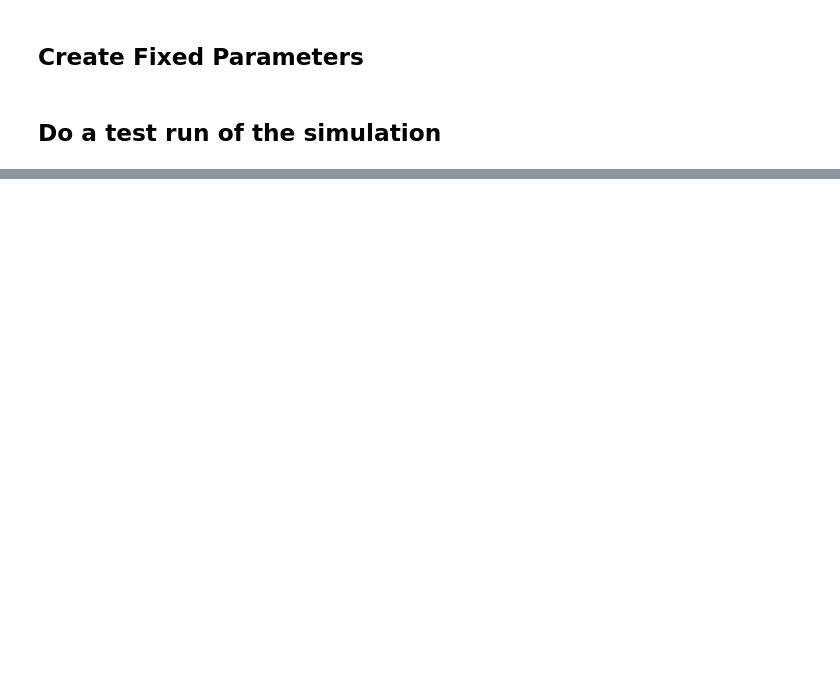
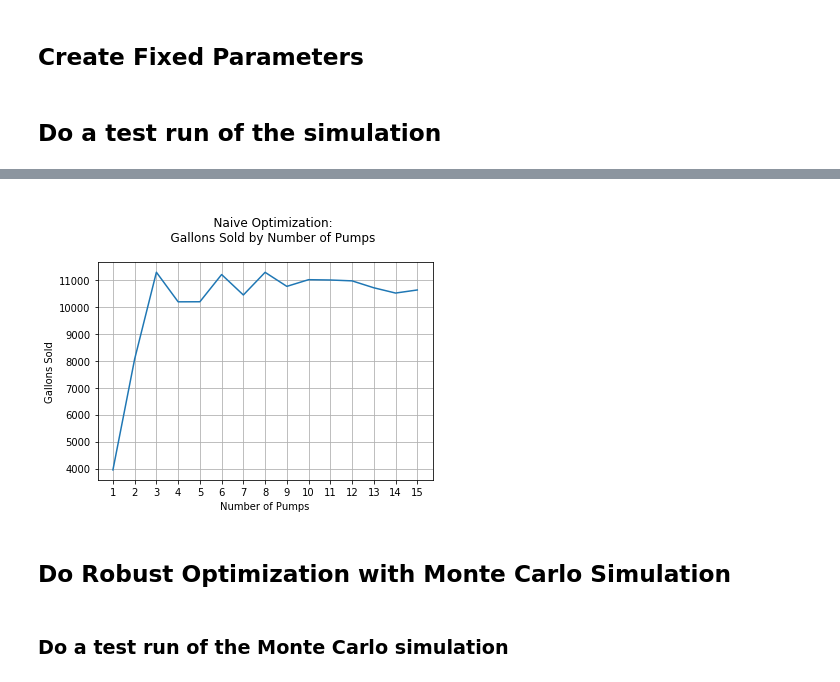
Before and after one commit to edkrueger/sim-opt-labs, a Jupyter notebook: optimization/solved/gas_station_opt.ipynb, the cells around one changed output, grey strips where cells are left out. Saved outputs shown, nothing was run; the diff lists cells and outputs as text; code cells hidden in the pictures; blank space fills up the shorter version.

```diff
--- a/optimization/solved/gas_station_opt.ipynb
+++ b/optimization/solved/gas_station_opt.ipynb
@@ -288,0 +325,23 @@ Length: 99, dtype: float64
+# %%
+np.random.seed(seed=19000)
+
+opt_table = pd.Series(
+    {num_pumps: sim(num_pumps, **fixed_parameters) for num_pumps in range(1,16)}
+)
+
+opt_table.plot(
+    title='''
+    Naive Optimization:
+    Gallons Sold by Number of Pumps
+    ''',
+    xticks=range(1, opt_table.shape[0] + 1),
+    grid=True
+)
+
+plt.xlabel('Number of Pumps')
+plt.ylabel('Gallons Sold')
+plt.show()
+# %% [output]
+[figure, added]
+# %% [markdown]
+## Do Robust Optimization with Monte Carlo Simulation
@@ -288,0 +356,2 @@ Length: 99, dtype: float64
+# %% [markdown]
+### Do a test run of the Monte Carlo simulation
```
Also changed, not shown: parts of 20 cells of this notebook.
